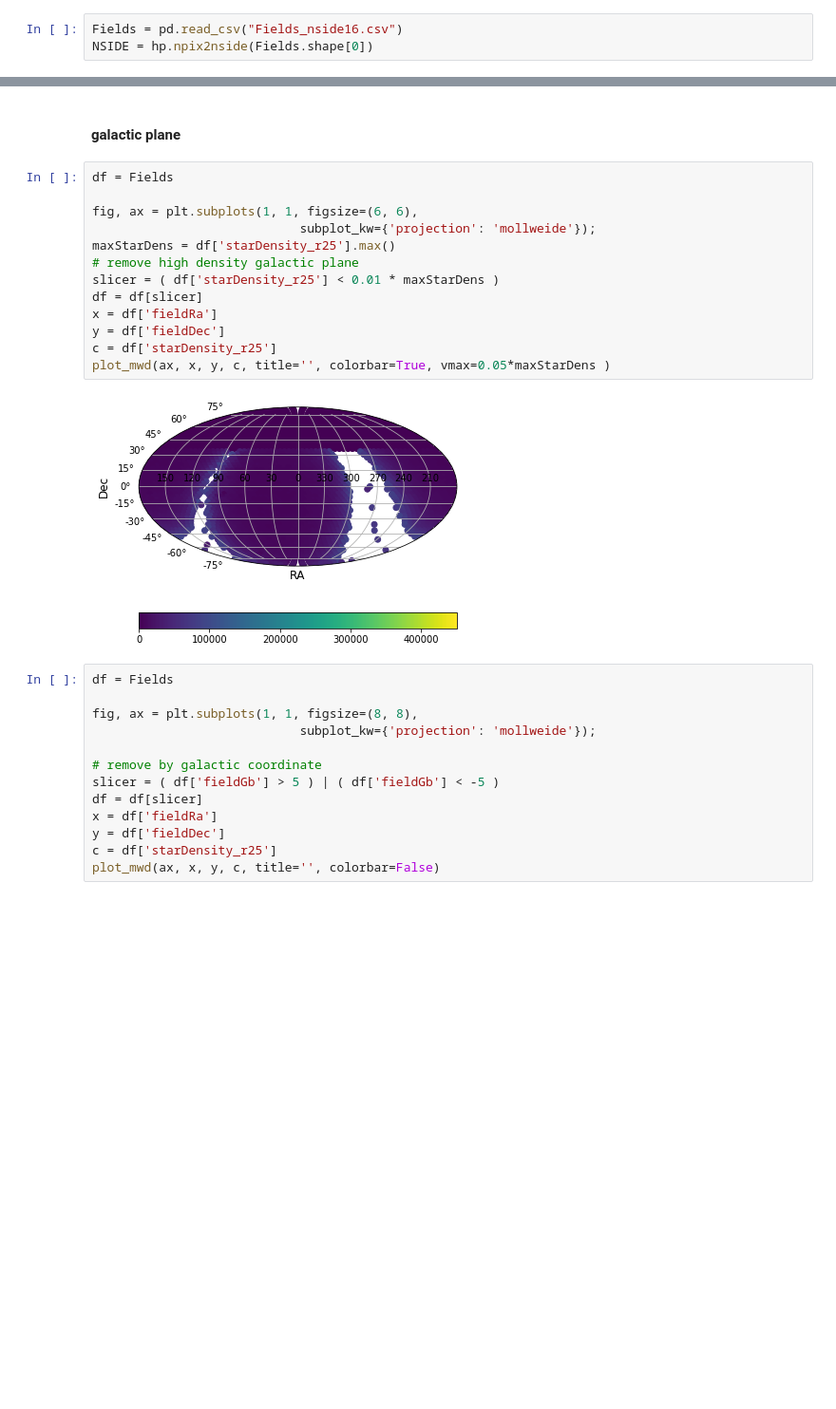
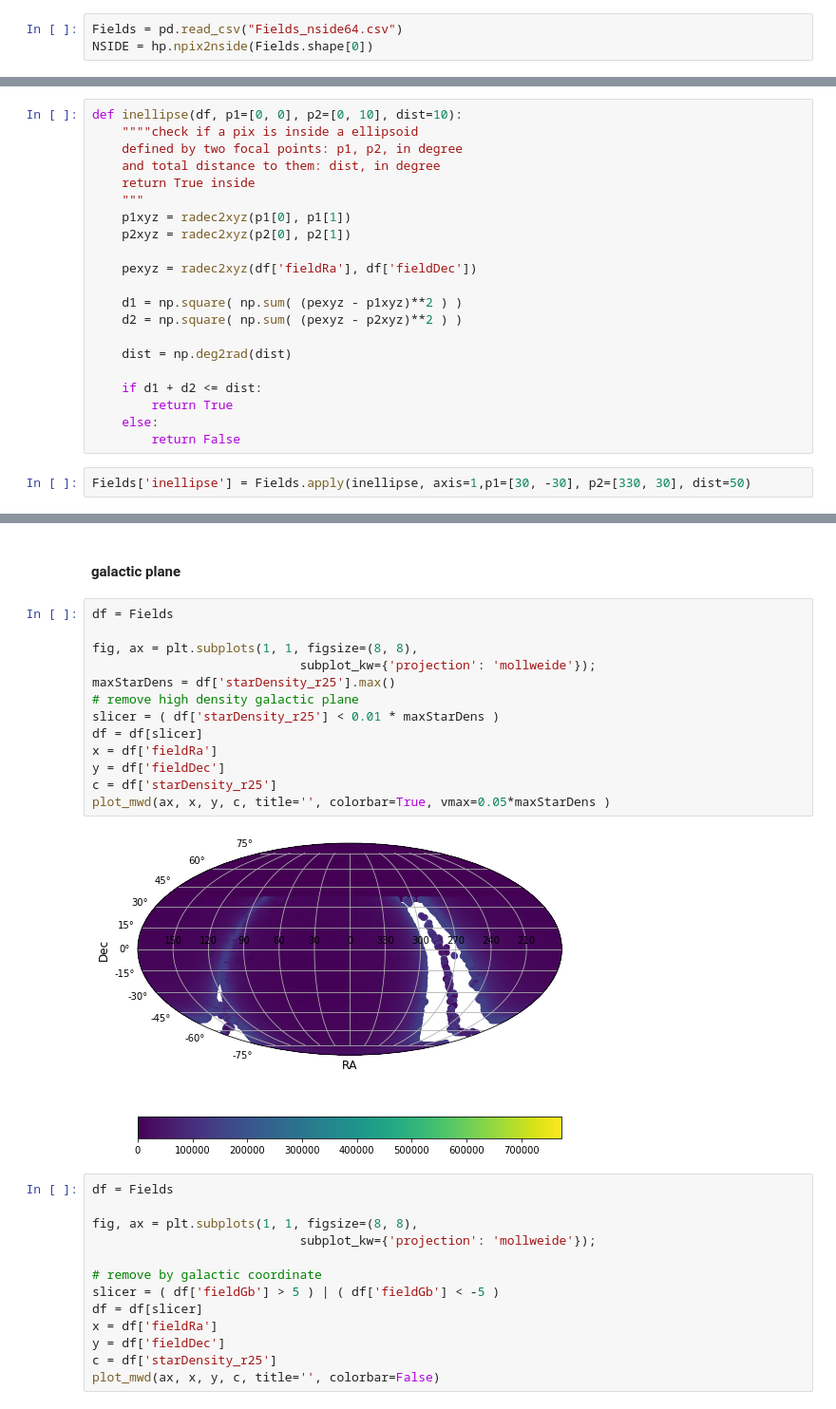
Before and after one commit to fedhere/LSSTunknowns, a Jupyter notebook: code/spatial_selection.ipynb, the cells around one changed output, grey strips where cells are left out. Shown at 95% size. Saved outputs shown, nothing was run; the diff lists cells and outputs as text; blank space fills up the shorter version.

```diff
--- a/code/spatial_selection.ipynb
+++ b/code/spatial_selection.ipynb
@@ -47,7 +66,7 @@ def get_dens(df):
 # %% [markdown]
 #### read Fields.csv
 # %%
-Fields = pd.read_csv("Fields_nside16.csv")
+Fields = pd.read_csv("Fields_nside64.csv")
 NSIDE = hp.npix2nside(Fields.shape[0])
 # %%
 Fields.head()
@@ -184,0 +206,23 @@ plot_mwd(ax, x, y, c, title='', colorbar=False)
+# %%
+def inellipse(df, p1=[0, 0], p2=[0, 10], dist=10):
+    """"check if a pix is inside a ellipsoid
+    defined by two focal points: p1, p2, in degree
+    and total distance to them: dist, in degree
+    return True inside
+    """
+    p1xyz = radec2xyz(p1[0], p1[1])
+    p2xyz = radec2xyz(p2[0], p2[1])
+
+    pexyz = radec2xyz(df['fieldRa'], df['fieldDec'])
+
+    d1 = np.square( np.sum( (pexyz - p1xyz)**2 ) )
+    d2 = np.square( np.sum( (pexyz - p2xyz)**2 ) )
+
+    dist = np.deg2rad(dist)
+
+    if d1 + d2 <= dist:
+        return True
+    else:
+        return False
+# %%
+Fields['inellipse'] = Fields.apply(inellipse, axis=1,p1=[30, -30], p2=[330, 30], dist=50)
@@ -187,18 +244,18 @@ plot_mwd(ax, x, y, c, title='', colorbar=False)
 # %%
 df = Fields
 
-fig, ax = plt.subplots(1, 1, figsize=(6, 6),
+fig, ax = plt.subplots(1, 1, figsize=(8, 8),
                             subplot_kw={'projection': 'mollweide'});
 maxStarDens = df['starDensity_r25'].max()
 # remove high density galactic plane
 slicer = ( df['starDensity_r25'] < 0.01 * maxStarDens )
 df = df[slicer]
 x = df['fieldRa']
 y = df['fieldDec']
 c = df['starDensity_r25']
 plot_mwd(ax, x, y, c, title='', colorbar=True, vmax=0.05*maxStarDens )
 # %% [output]
-[figure, old version]
+[figure, new version]
 # %%
 df = Fields
 
```
Also changed, not shown: parts of 9 cells of this notebook.
